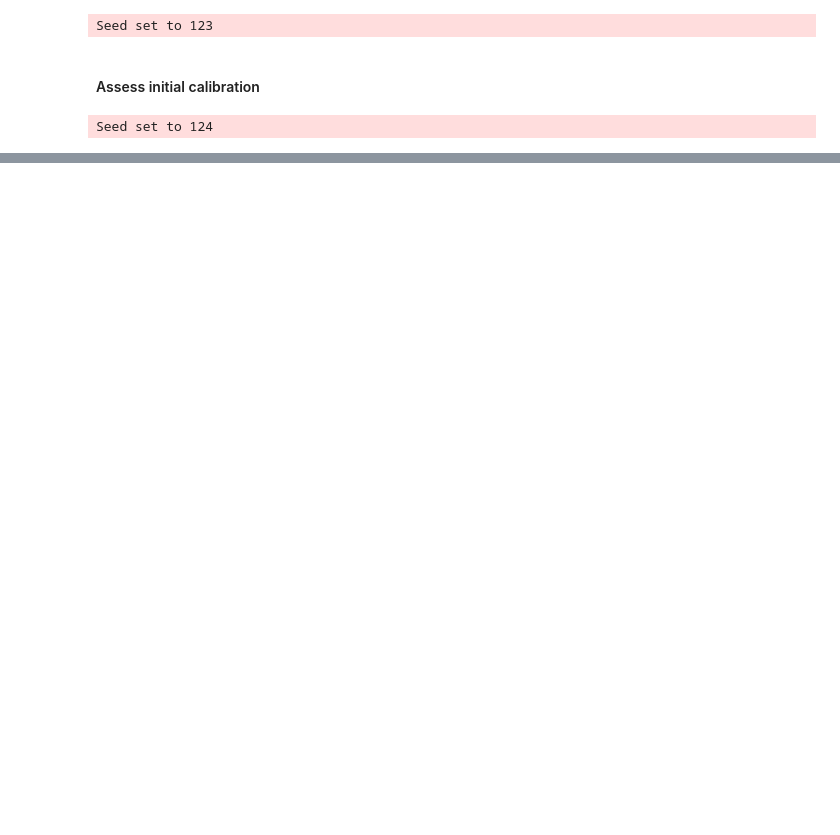
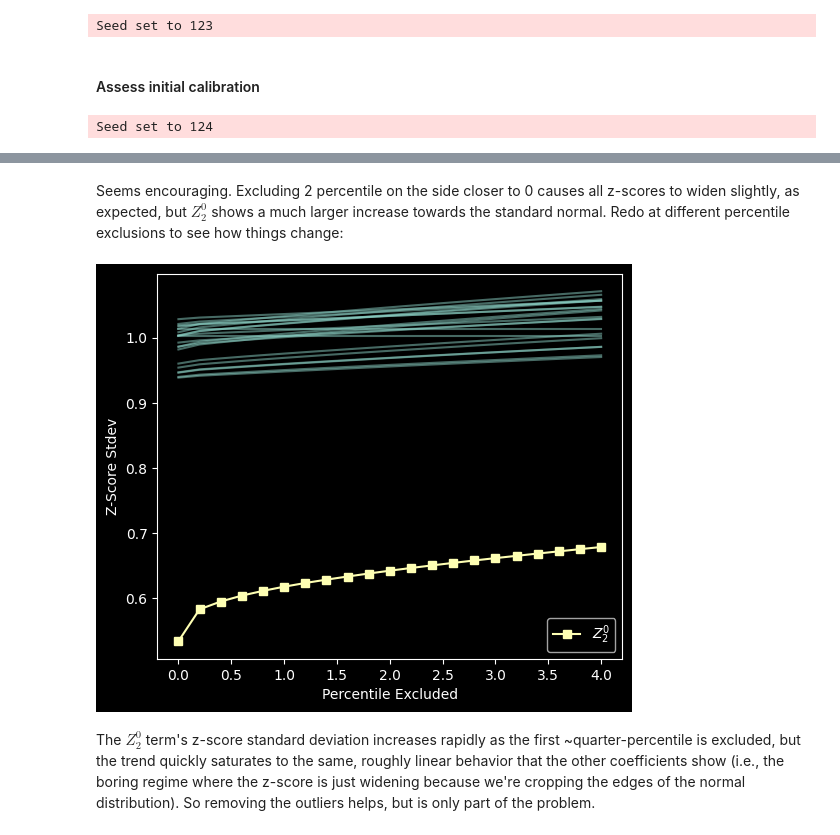
Before and after one commit to walterfu1064/cynosure, a Jupyter notebook: examples/information_theory/example_3c.ipynb, the cells around one changed output, grey strips where cells are left out. Drawn from its saved outputs; the diff is of its cells as text; code cells hidden in the pictures; blank space fills up the shorter version.

```diff
--- a/examples/information_theory/example_3c.ipynb
+++ b/examples/information_theory/example_3c.ipynb
@@ -228,0 +288,27 @@ fig.tight_layout()
+# %% [markdown]
+Seems encouraging. Excluding 2 percentile on the side closer to 0 causes all z-scores to widen slightly, as expected, but $Z_2^0$ shows a much larger increase towards the standard normal. Redo at different percentile exclusions to see how things change:
+# %%
+pct_list = [0.2*i for i in range(21)]
+zscores_inliers_stdev = []
+
+for pct in pct_list:
+    outlier_bounds = torch.quantile(pred_coefs, torch.Tensor([pct/100, 1-pct/100], device=pred_coefs.device), dim=1)  # [2, B, N]
+    is_low_outlier = (pred_coefs > 0) & (pred_coefs < outlier_bounds[0].unsqueeze(1))
+    is_high_outlier = (pred_coefs < 0) & (pred_coefs > outlier_bounds[1].unsqueeze(1))
+    is_outlier = is_low_outlier | is_high_outlier  # [B, S, N]
+
+    zscores_inliers = (masked_mean(pred_coefs, is_outlier, 1) - true_coefs) / masked_stdev(pred_coefs, is_outlier, 1)
+    zscores_inliers_stdev.append(zscores_inliers.std(0).numpy(force=True))
+
+zscores_inliers_stdev = np.stack(zscores_inliers_stdev)
+# %%
+fig, ax = pyplot.subplots(figsize=(6, 5))
+_ = ax.plot(pct_list, zscores_inliers_stdev[:, np.arange(zscores_inliers_stdev.shape[1]) != idx_z20], "-", color="C0", alpha=0.5)
+_ = ax.plot(pct_list, zscores_inliers_stdev[:, idx_z20], "s-", color="C1", label="$Z_2^0$")
+ax.set_xlabel("Percentile Excluded")
+ax.set_ylabel("Z-Score Stdev")
+_ = ax.legend(loc="lower right")
+# %% [output]
+[figure, added]
+# %% [markdown]
+The $Z_2^0$ term's z-score standard deviation increases rapidly as the first ~quarter-percentile is excluded, but the trend quickly saturates to the same, roughly linear behavior that the other coefficients show (i.e., the boring regime where the z-score is just widening because we're cropping the edges of the normal distribution). So removing the outliers helps, but is only part of the problem.
```
Also changed, not shown: parts of 19 cells of this notebook, 5 other files.
